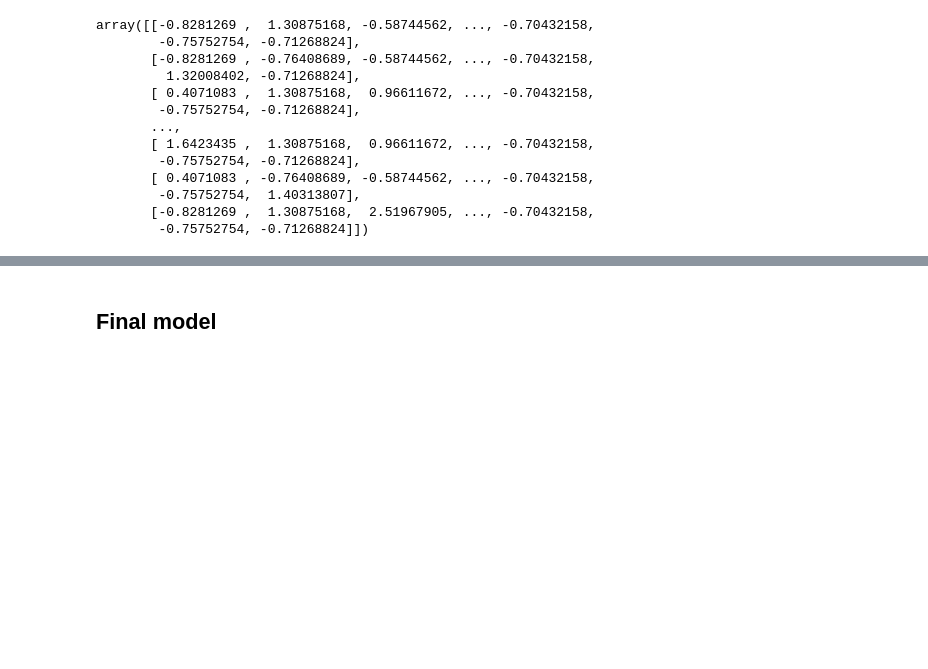
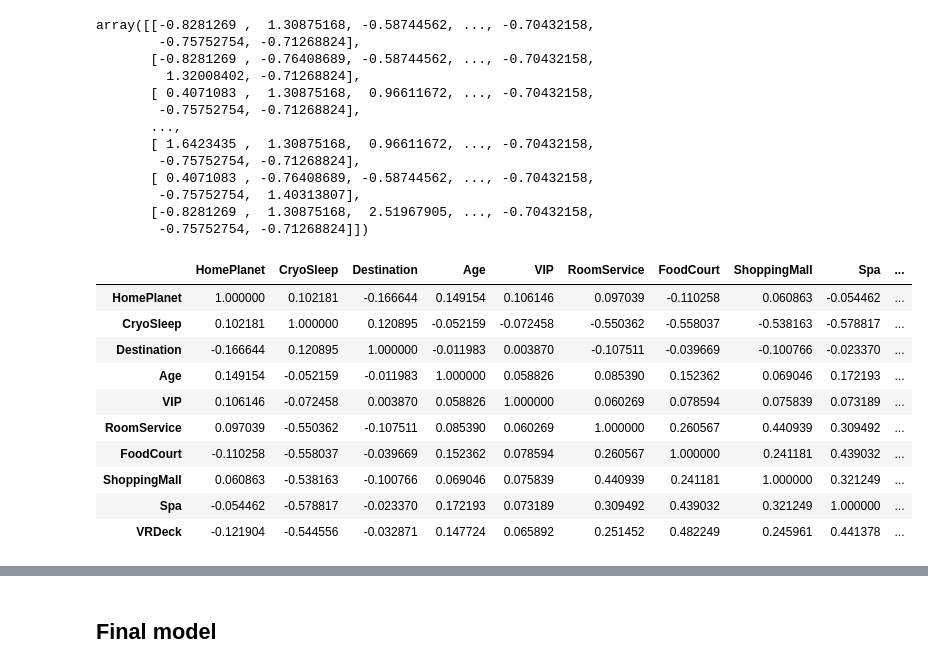
Before and after one commit to DjurreAikema/ML, a Jupyter notebook: Deel-4/Deel 4 Spaceship Titanic poging 2.ipynb, the cells around one changed output, grey strips where cells are left out. Cells and saved outputs as stored; diff of their text form; code cells hidden in the pictures; blank space fills up the shorter version.

```diff
--- a/Deel-4/Deel 4 Spaceship Titanic poging 2.ipynb
+++ b/Deel-4/Deel 4 Spaceship Titanic poging 2.ipynb
@@ -481,6 +481,21 @@ array([[-0.8281269 ,  1.30875168, -0.58744562, ..., -0.70432158,
         -0.75752754,  1.40313807],
        [-0.8281269 ,  1.30875168,  2.51967905, ..., -0.70432158,
         -0.75752754, -0.71268824]])
+# %%
+X.corr()
+X_final_test.corr()
+# %% [output]
+|  | HomePlanet | CryoSleep | Destination | Age | VIP | RoomService | FoodCourt | ShoppingMall | Spa | ... |
+| HomePlanet | 1.000000 | 0.102181 | -0.166644 | 0.149154 | 0.106146 | 0.097039 | -0.110258 | 0.060863 | -0.054462 | ... |
+| CryoSleep | 0.102181 | 1.000000 | 0.120895 | -0.052159 | -0.072458 | -0.550362 | -0.558037 | -0.538163 | -0.578817 | ... |
+| Destination | -0.166644 | 0.120895 | 1.000000 | -0.011983 | 0.003870 | -0.107511 | -0.039669 | -0.100766 | -0.023370 | ... |
+| Age | 0.149154 | -0.052159 | -0.011983 | 1.000000 | 0.058826 | 0.085390 | 0.152362 | 0.069046 | 0.172193 | ... |
+| VIP | 0.106146 | -0.072458 | 0.003870 | 0.058826 | 1.000000 | 0.060269 | 0.078594 | 0.075839 | 0.073189 | ... |
+| RoomService | 0.097039 | -0.550362 | -0.107511 | 0.085390 | 0.060269 | 1.000000 | 0.260567 | 0.440939 | 0.309492 | ... |
+| FoodCourt | -0.110258 | -0.558037 | -0.039669 | 0.152362 | 0.078594 | 0.260567 | 1.000000 | 0.241181 | 0.439032 | ... |
+| ShoppingMall | 0.060863 | -0.538163 | -0.100766 | 0.069046 | 0.075839 | 0.440939 | 0.241181 | 1.000000 | 0.321249 | ... |
+| Spa | -0.054462 | -0.578817 | -0.023370 | 0.172193 | 0.073189 | 0.309492 | 0.439032 | 0.321249 | 1.000000 | ... |
+| VRDeck | -0.121904 | -0.544556 | -0.032871 | 0.147724 | 0.065892 | 0.251452 | 0.482249 | 0.245961 | 0.441378 | ... |
 # %%
 def grid_search(model, parameters, cv=3):
     grid = GridSearchCV(model, parameters, cv=cv, scoring='accuracy', verbose=3, n_jobs=64)
```
Also changed, not shown: parts of 13 cells of this notebook, 1 other file.
